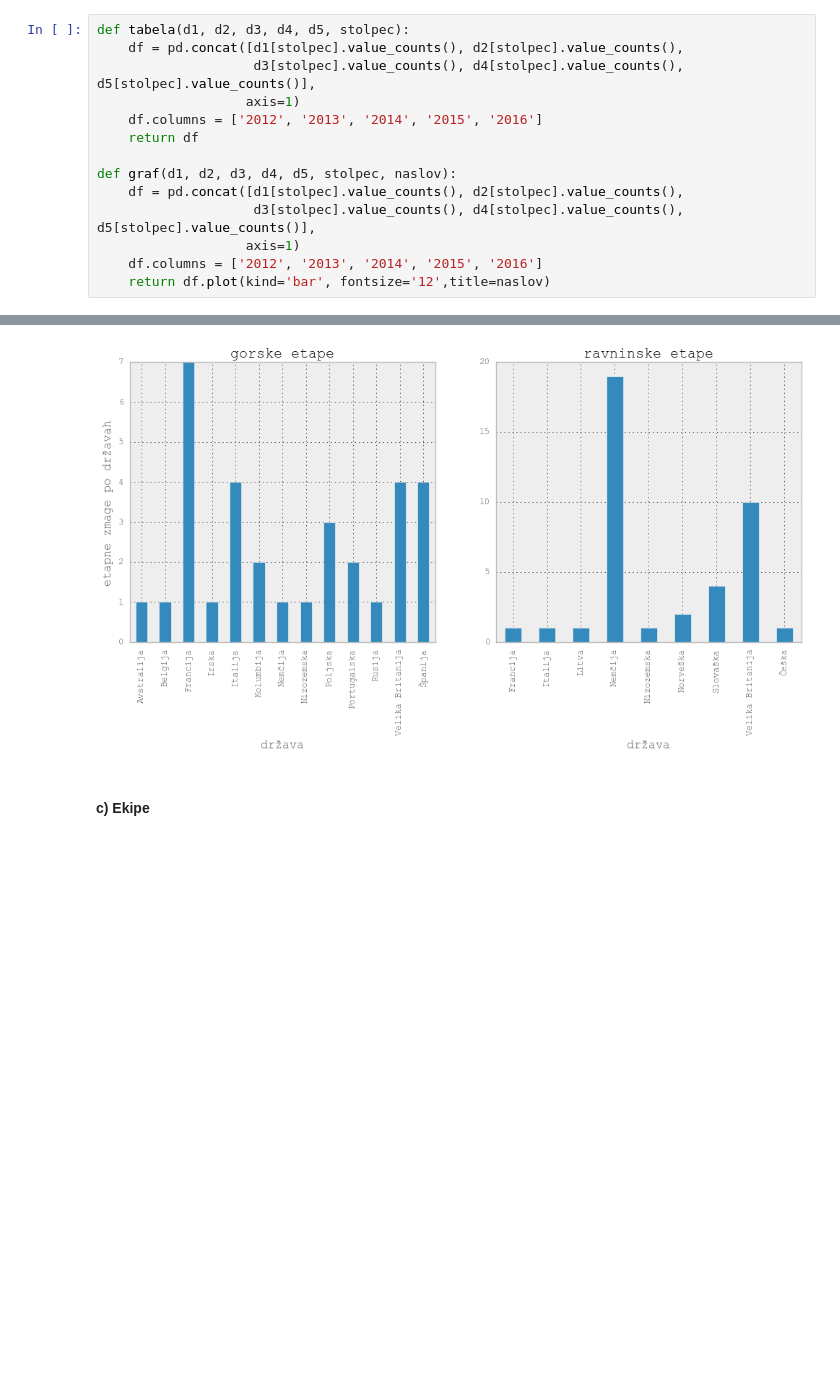
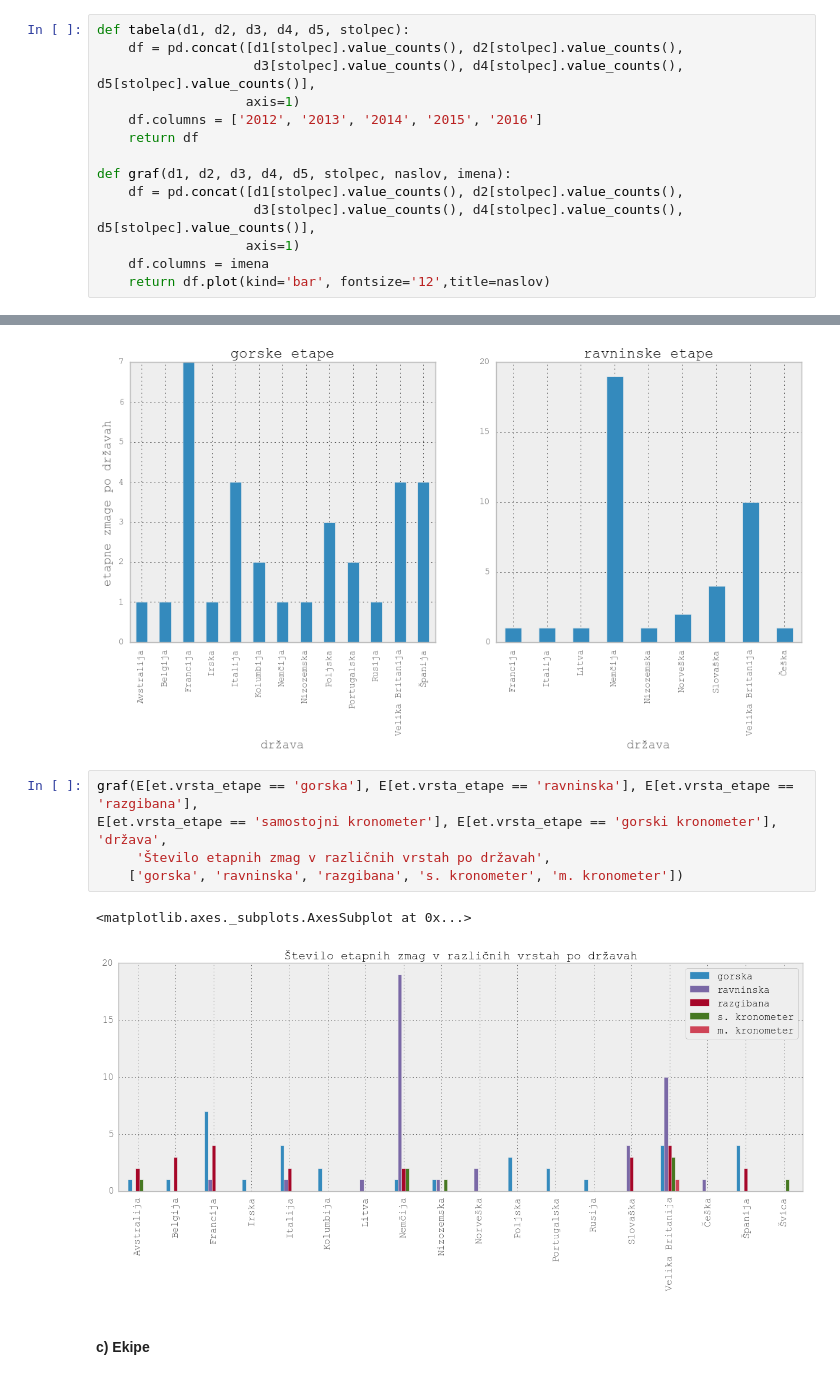
Before and after one commit to aeTS/Projekt-PRO1, a Jupyter notebook: Projekt_analiza_Tour.ipynb, the cells around one changed output, grey strips where cells are left out. Saved outputs shown, nothing was run; the diff lists cells and outputs as text; blank space fills up the shorter version.

```diff
--- a/Projekt_analiza_Tour.ipynb
+++ b/Projekt_analiza_Tour.ipynb
@@ -175,10 +175,10 @@ def tabela(d1, d2, d3, d4, d5, stolpec):
     df.columns = ['2012', '2013', '2014', '2015', '2016']
     return df
 
-def graf(d1, d2, d3, d4, d5, stolpec, naslov):
+def graf(d1, d2, d3, d4, d5, stolpec, naslov, imena):
     df = pd.concat([d1[stolpec].value_counts(), d2[stolpec].value_counts(),
                     d3[stolpec].value_counts(), d4[stolpec].value_counts(), d5[stolpec].value_counts()],
                    axis=1)
-    df.columns = ['2012', '2013', '2014', '2015', '2016']
+    df.columns = imena
     return df.plot(kind='bar', fontsize='12',title=naslov)
 # %%
@@ -387,6 +392,14 @@ axes[0].set_ylabel('etapne zmage po državah')
 # %% [output]
 <matplotlib.text.Text at 0x...>
 [figure]
+# %%
+graf(E[et.vrsta_etape == 'gorska'], E[et.vrsta_etape == 'ravninska'], E[et.vrsta_etape == 'razgibana'],
+E[et.vrsta_etape == 'samostojni kronometer'], E[et.vrsta_etape == 'gorski kronometer'], 'država',
+     'Število etapnih zmag v različnih vrstah po državah',
+    ['gorska', 'ravninska', 'razgibana', 's. kronometer', 'm. kronometer'])
+# %% [output]
+<matplotlib.axes._subplots.AxesSubplot at 0x...>
+[figure, added]
 # %% [markdown]
 #### c) Ekipe
 # %%
```
Also changed, not shown: parts of 12 cells of this notebook.
